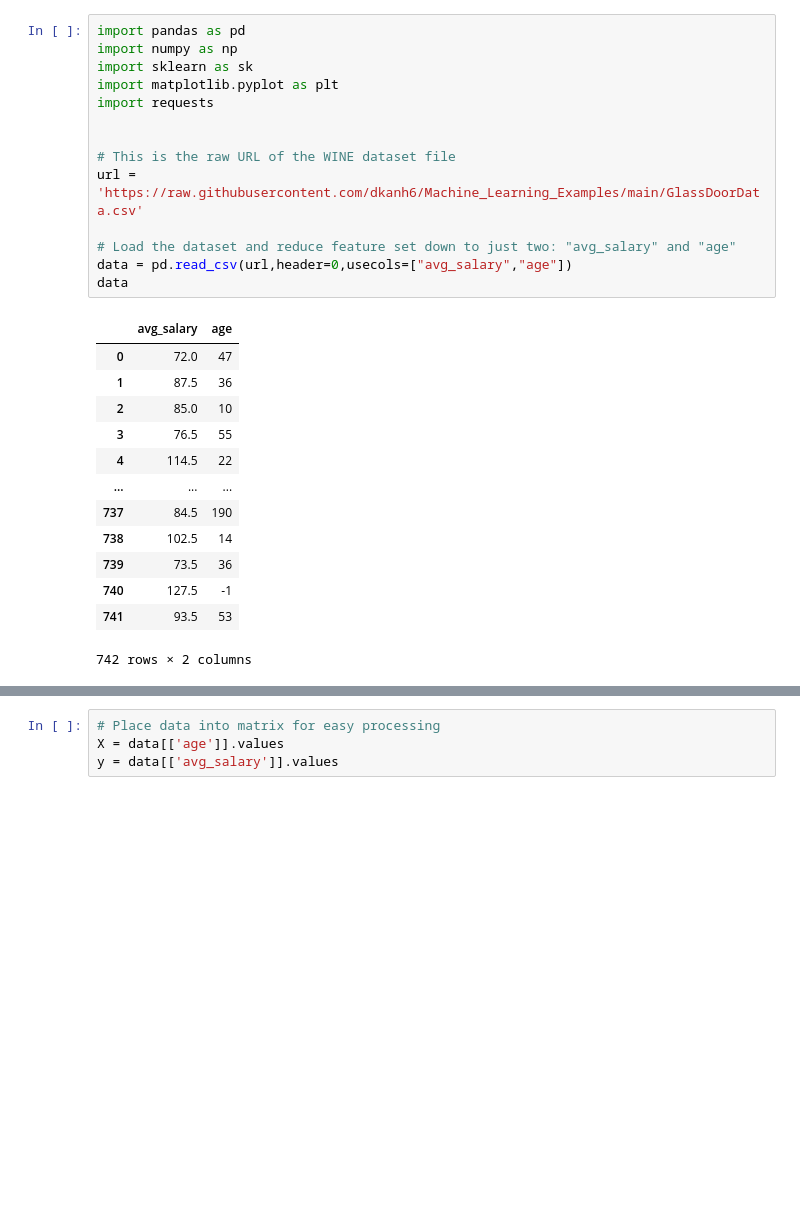
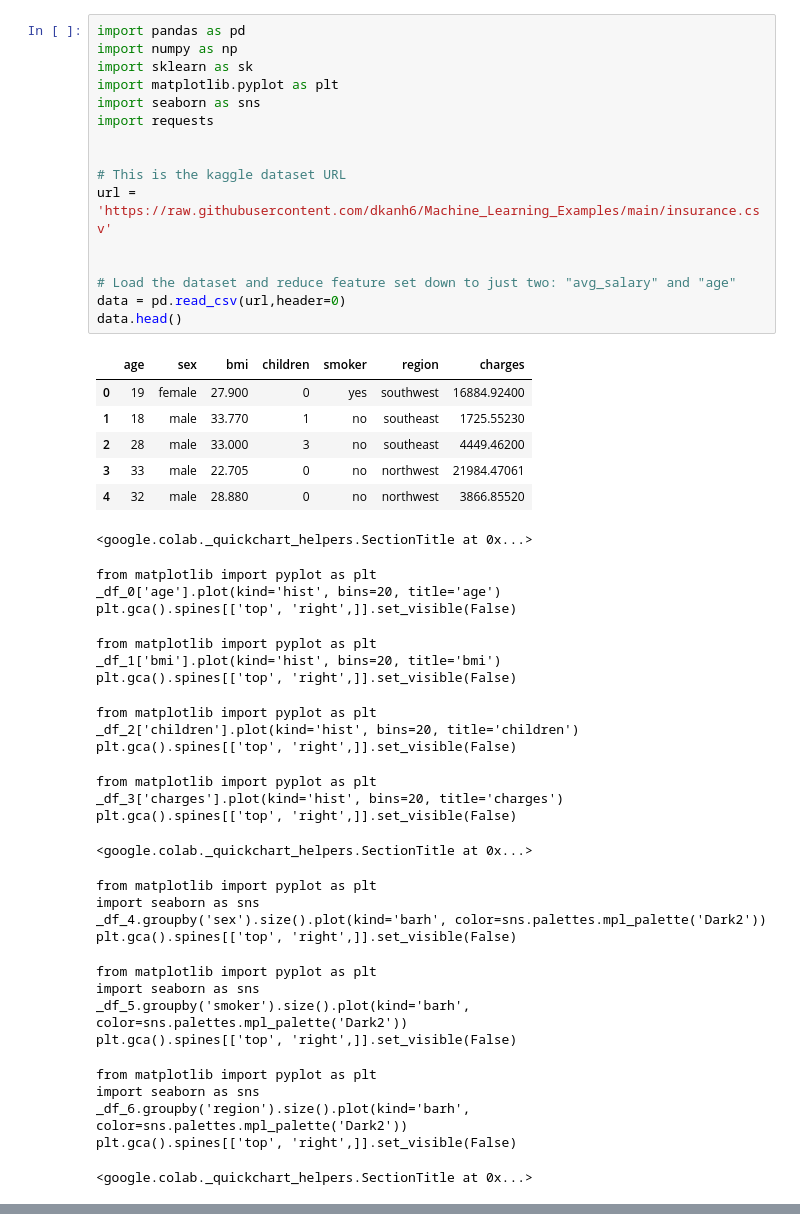
Before and after one commit to dkanh6/CMP_SC-7540-Neural-Models, a Jupyter notebook: scikit_learn_again.ipynb, the cells around one changed output, grey strips where cells are left out. Drawn from its saved outputs; the diff is of its cells as text; blank space fills up the shorter version.

```diff
--- a/scikit_learn_again.ipynb
+++ b/scikit_learn_again.ipynb
@@ -3,28 +3,50 @@
 # %%
 import pandas as pd
 import numpy as np
 import sklearn as sk
 import matplotlib.pyplot as plt
+import seaborn as sns
 import requests
 
 
-# This is the raw URL of the WINE dataset file
-url = 'https://raw.githubusercontent.com/dkanh6/Machine_Learning_Examples/main/GlassDoorData.csv'
+# This is the kaggle dataset URL
+url = 'https://raw.githubusercontent.com/dkanh6/Machine_Learning_Examples/main/insurance.csv'
+
 
 # Load the dataset and reduce feature set down to just two: "avg_salary" and "age"
-data = pd.read_csv(url,header=0,usecols=["avg_salary","age"])
-data
+data = pd.read_csv(url,header=0)
+data.head()
 # %% [output]
-|  | avg_salary | age |
-| 0 | 72.0 | 47 |
-| 1 | 87.5 | 36 |
-| 2 | 85.0 | 10 |
-| 3 | 76.5 | 55 |
-| 4 | 114.5 | 22 |
-| ... | ... | ... |
-| 737 | 84.5 | 190 |
-| 738 | 102.5 | 14 |
-| 739 | 73.5 | 36 |
-| 740 | 127.5 | -1 |
-| 741 | 93.5 | 53 |
+|  | age | sex | bmi | children | smoker | region | charges |
+| 0 | 19 | female | 27.900 | 0 | yes | southwest | 16884.92400 |
+| 1 | 18 | male | 33.770 | 1 | no | southeast | 1725.55230 |
+| 2 | 28 | male | 33.000 | 3 | no | southeast | 4449.46200 |
+| 3 | 33 | male | 22.705 | 0 | no | northwest | 21984.47061 |
+| 4 | 32 | male | 28.880 | 0 | no | northwest | 3866.85520 |
-742 rows × 2 columns
+<google.colab._quickchart_helpers.SectionTitle at 0x...>
+from matplotlib import pyplot as plt
+_df_0['age'].plot(kind='hist', bins=20, title='age')
+plt.gca().spines[['top', 'right',]].set_visible(False)
+from matplotlib import pyplot as plt
+_df_1['bmi'].plot(kind='hist', bins=20, title='bmi')
+plt.gca().spines[['top', 'right',]].set_visible(False)
+from matplotlib import pyplot as plt
+_df_2['children'].plot(kind='hist', bins=20, title='children')
+plt.gca().spines[['top', 'right',]].set_visible(False)
+from matplotlib import pyplot as plt
+_df_3['charges'].plot(kind='hist', bins=20, title='charges')
+plt.gca().spines[['top', 'right',]].set_visible(False)
+<google.colab._quickchart_helpers.SectionTitle at 0x...>
+from matplotlib import pyplot as plt
+import seaborn as sns
+_df_4.groupby('sex').size().plot(kind='barh', color=sns.palettes.mpl_palette('Dark2'))
+plt.gca().spines[['top', 'right',]].set_visible(False)
+from matplotlib import pyplot as plt
+import seaborn as sns
+_df_5.groupby('smoker').size().plot(kind='barh', color=sns.palettes.mpl_palette('Dark2'))
+plt.gca().spines[['top', 'right',]].set_visible(False)
+from matplotlib import pyplot as plt
+import seaborn as sns
+_df_6.groupby('region').size().plot(kind='barh', color=sns.palettes.mpl_palette('Dark2'))
+plt.gca().spines[['top', 'right',]].set_visible(False)
+<google.colab._quickchart_helpers.SectionTitle at 0x...>
@@ -31,4 +56,0 @@ data
-# %%
-# Place data into matrix for easy processing
-X = data[['age']].values
-y = data[['avg_salary']].values
```
Also changed, not shown: parts of 5 cells of this notebook.
